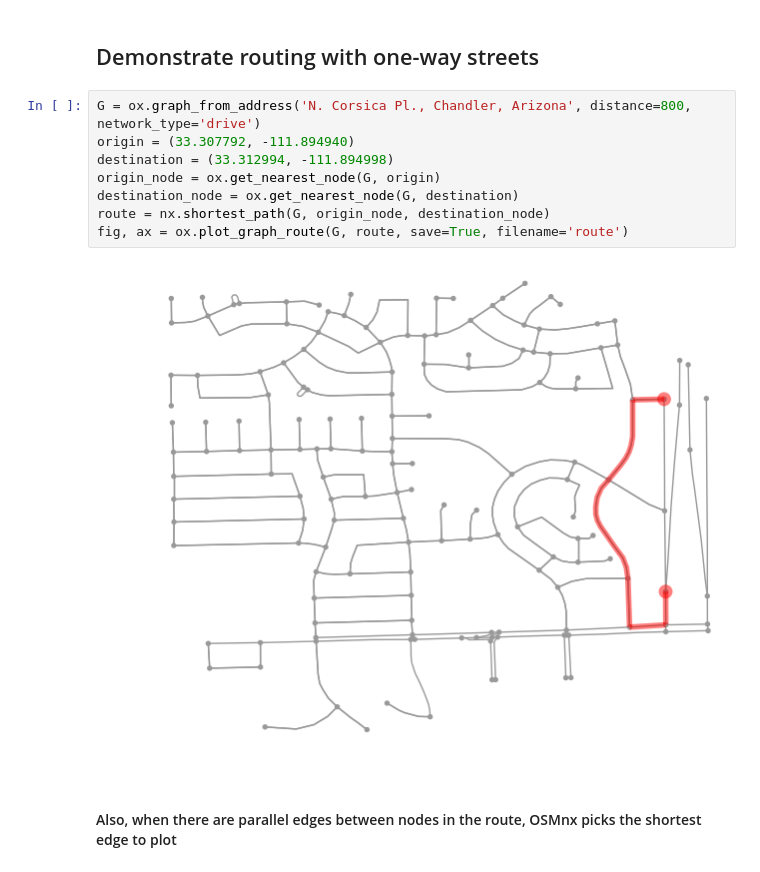
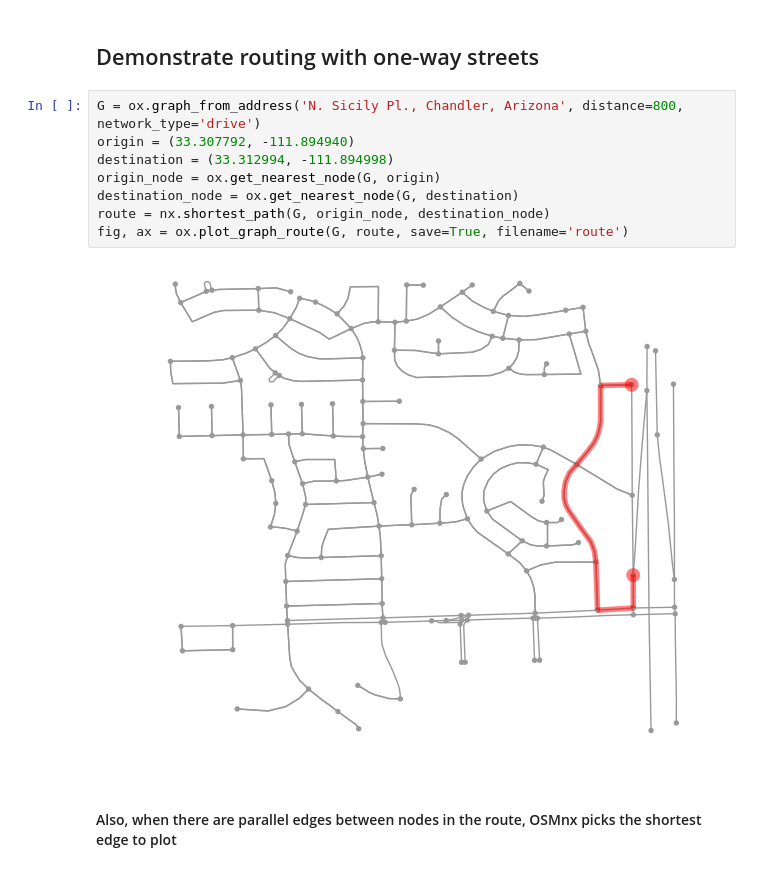
Before and after one commit to gboeing/osmnx, a Jupyter notebook: examples/06-example-osmnx-networkx.ipynb, the cells around one changed output. Drawn from its saved outputs; the diff is of its cells as text.

```diff
--- a/examples/06-example-osmnx-networkx.ipynb
+++ b/examples/06-example-osmnx-networkx.ipynb
@@ -102,15 +105,15 @@ fig, ax = ox.plot_graph_route(G, route, origin_point=origin_point, destination_p
 # %% [markdown]
 ## Demonstrate routing with one-way streets
 # %%
-G = ox.graph_from_address('N. Corsica Pl., Chandler, Arizona', distance=800, network_type='drive')
+G = ox.graph_from_address('N. Sicily Pl., Chandler, Arizona', distance=800, network_type='drive')
 origin = (33.307792, -111.894940)
 destination = (33.312994, -111.894998)
 origin_node = ox.get_nearest_node(G, origin)
 destination_node = ox.get_nearest_node(G, destination)
 route = nx.shortest_path(G, origin_node, destination_node)
 fig, ax = ox.plot_graph_route(G, route, save=True, filename='route')
 # %% [output]
-[figure, old version]
+[figure, new version]
 # %% [markdown]
 #### Also, when there are parallel edges between nodes in the route, OSMnx picks the shortest edge to plot
 # %%
```
Also changed, not shown: parts of 4 cells of this notebook, 8 other files.
